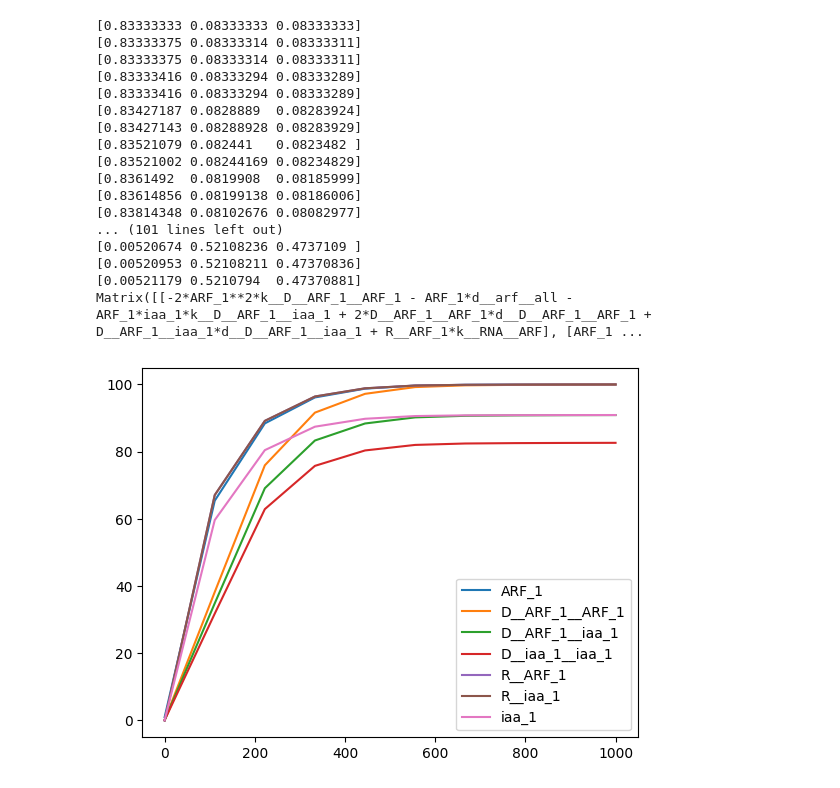
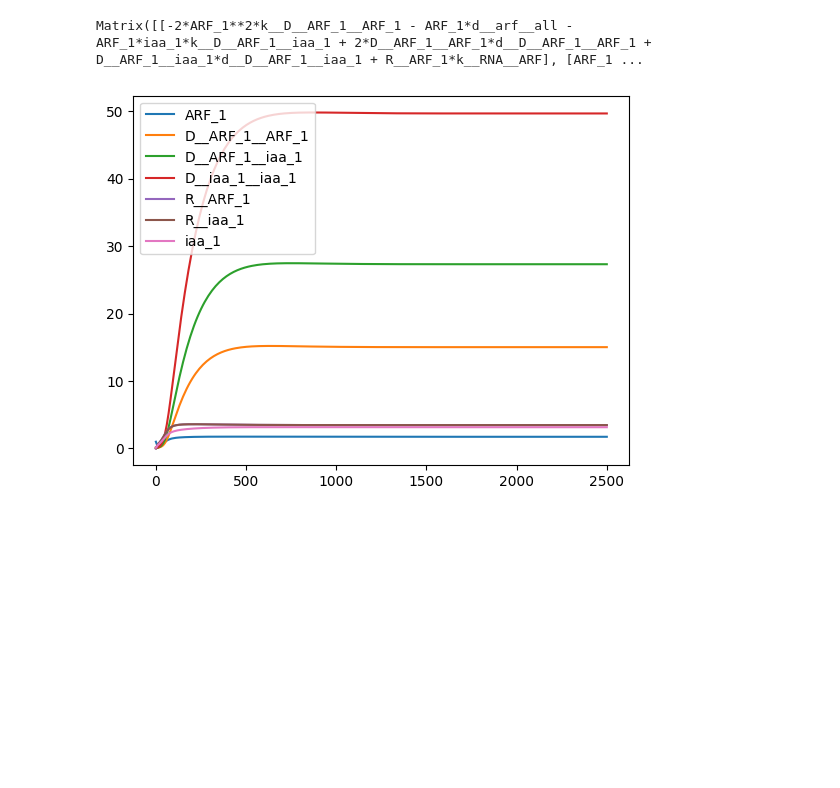
Before and after one commit to joeyshuttleworth/auxin_signalling_models, a Jupyter notebook: notebooks/degenerate_model_demonstration.ipynb, the cells around one changed output. Cells and saved outputs as stored; diff of their text form; code cells hidden in the pictures; blank space fills up the shorter version.

```diff
--- a/notebooks/degenerate_model_demonstration.ipynb
+++ b/notebooks/degenerate_model_demonstration.ipynb
@@ -54,35 +54,49 @@ k__RNA__IAA
 # %%
 reduced_solver = asp_model_r.make_forward_solver()
 reduced_ic_dict = asp_model_r.get_default_initial_conditions()
 reduced_param_dict =  asp_model_r.get_default_parameters()
 
-ts = np.linspace(0, 1e3, 10)
+new_param_dict = {
+    'd__D__ARF_1__ARF_1': 0.01,
+    'd__D__ARF_1__iaa_1': 0.01,
+    'd__D__iaa_1__iaa_1': 0.01,
+    'd__G__ARF_1__ARF_1': 1.0,
+    'd__G__ARF_1__iaa_1': 1.0,
+    'd__R': 0.1,
+    'd__arf__all': 2.0,
+    'd__iaa_1__x': 1.0,
+    'd__iaa__all': 0.1,
+    'k__D__ARF_1__ARF_1': 0.05,
+    'k__D__ARF_1__iaa_1': 0.05,
+    'k__D__iaa_1__iaa_1': 0.05,
+    'k__G__ARF_1__ARF_1': 1.0,
+    'k__G__ARF_1__ARF_1__R__iaa_1': 1.0,
+    'k__G__ARF_1__iaa_1__R__iaa_1': 0.0,
+    'k__G__R__iaa_1': 0.001,
+    'k__G__ARF_1__ARF_1__R__ARF_1': 1.0,
+    'k__G__ARF_1__iaa_1__R__ARF_1': 0.0,
+    'k__G__R__ARF_1': 0.0001,
+    'k__G__ARF_1__iaa_1': 1.0,
+    'k__RNA__IAA': 1.0,
+    'k__arf__all': 1.0,
+    'tau_G': 1.0
+}
 
-sol1, succ = reduced_solver(ts, reduced_param_dict, reduced_ic_dict, 1)
+for lab in reduced_param_dict:
+    if lab in new_param_dict:
+        reduced_param_dict[lab] = new_param_dict[lab]
+
+ts = np.linspace(0, 2500, 250)
+
+sol1, succ = reduced_solver(ts, reduced_param_dict, reduced_ic_dict, 1.0)
 r_odes, free_variables, parameters, constraints = asp_model_r.generate_ode_system()
 f_odes, free_variables, parameters, constraints = asp_model_full.generate_ode_system(parameter_subs_dict=full_parameter_subs_dict)
 
 plt.plot(ts, sol1, label=reduced_ic_dict.keys())
 plt.legend()
 
 print(sp.simplify(f_odes))
 # %% [output]
-[0.83333333 0.08333333 0.08333333]
-[0.83333375 0.08333314 0.08333311]
-[0.83333375 0.08333314 0.08333311]
-[0.83333416 0.08333294 0.08333289]
-[0.83333416 0.08333294 0.08333289]
-[0.83427187 0.0828889  0.08283924]
-[0.83427143 0.08288928 0.08283929]
-[0.83521079 0.082441   0.0823482 ]
-[0.83521002 0.08244169 0.08234829]
-[0.8361492  0.0819908  0.08185999]
-[0.83614856 0.08199138 0.08186006]
-[0.83814348 0.08102676 0.08082977]
-... (101 lines left out)
-[0.00520674 0.52108236 0.4737109 ]
-[0.00520953 0.52108211 0.47370836]
-[0.00521179 0.5210794  0.47370881]
 Matrix([[-2*ARF_1**2*k__D__ARF_1__ARF_1 - ARF_1*d__arf__all - ARF_1*iaa_1*k__D__ARF_1__iaa_1 + 2*D__ARF_1__ARF_1*d__D__ARF_1__ARF_1 + D__ARF_1__iaa_1*d__D__ARF_1__iaa_1 + R__ARF_1*k__RNA__ARF], [ARF_1 ...
-[figure, old version]
+[figure, new version]
 # %%
```
Also changed, not shown: parts of 7 cells of this notebook.
